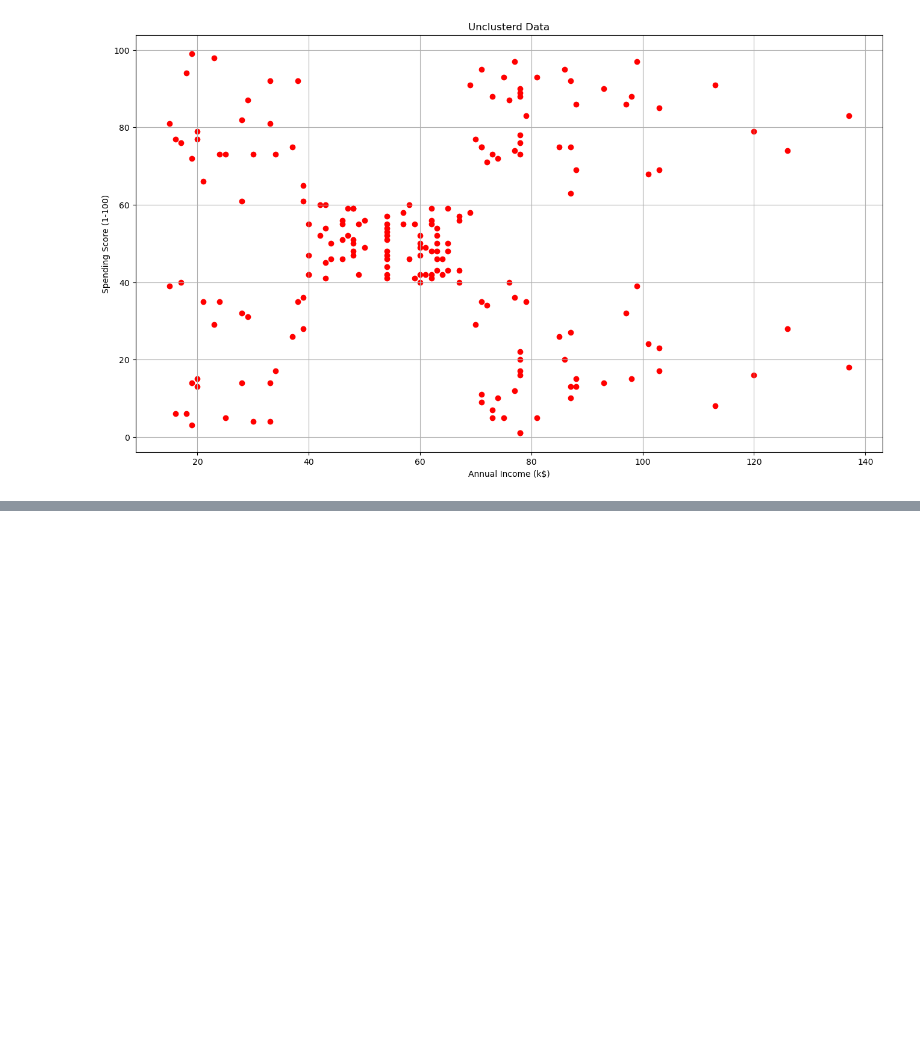
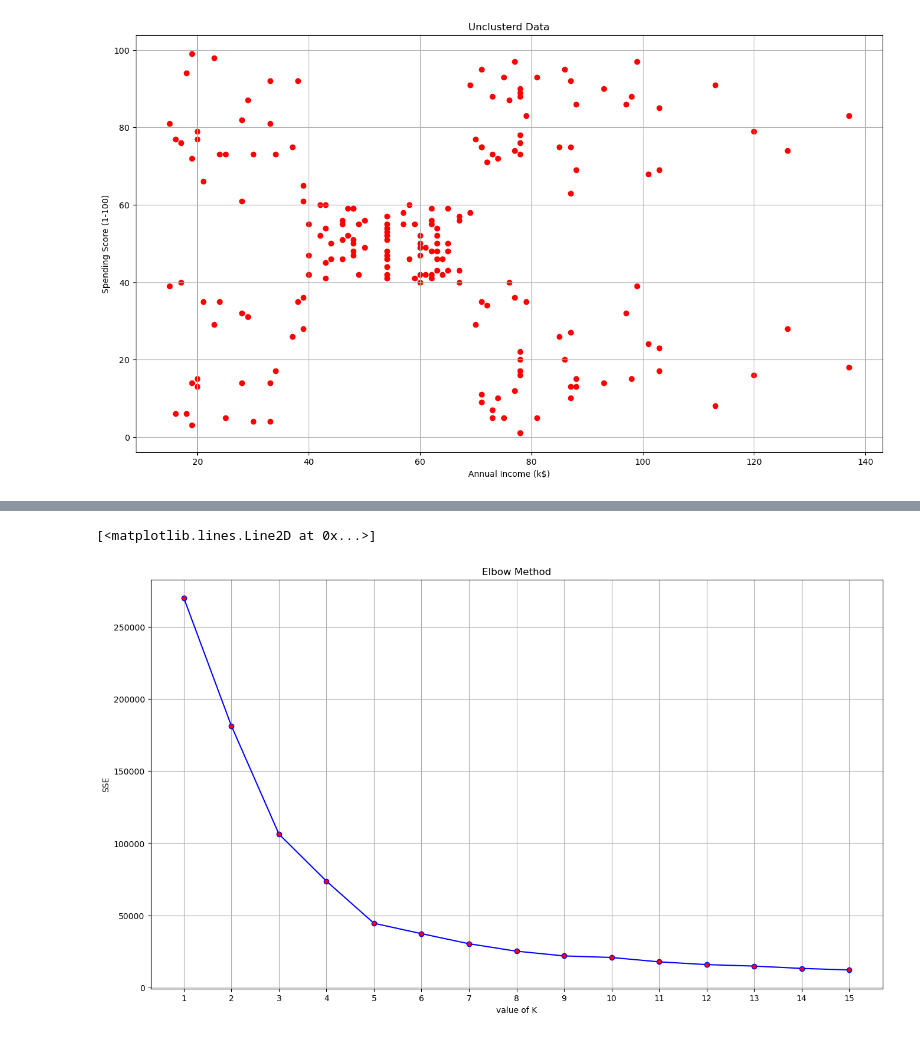
Before and after one commit to gituser2413/AI-and-ML, a Jupyter notebook: 45 K-Means Clustering.ipynb, the cells around one changed output, grey strips where cells are left out. Saved outputs shown, nothing was run; the diff lists cells and outputs as text; code cells hidden in the pictures; blank space fills up the shorter version.

```diff
--- a/45 K-Means Clustering.ipynb
+++ b/45 K-Means Clustering.ipynb
@@ -54,0 +59,4 @@ plt.scatter(x.iloc[:,0] , x.iloc[:,1], color ="red",marker = "o")
+# %%
+km = KMeans(random_state = 0 , n_clusters= 5)
+# %%
+km.fit(x)
@@ -54,0 +82,8 @@ plt.scatter(x.iloc[:,0] , x.iloc[:,1], color ="red",marker = "o")
+# %%
+sse = []
+
+for k in range(1,16):
+    km = KMeans(random_state = 0 , n_clusters= k , n_init=10)
+
+    km.fit(x)
+    sse.append(km.inertia_)
@@ -54,0 +108,11 @@ plt.scatter(x.iloc[:,0] , x.iloc[:,1], color ="red",marker = "o")
+# %%
+plt.figure(figsize=(16,9))
+plt.title("Elbow Method")
+plt.grid()
+plt.xlabel("value of K")
+plt.ylabel("SSE")
+plt.xticks(range(1,16))
+plt.plot(range(1,16),sse, color ="blue" ,marker= "o" , mfc ="red")
+# %% [output]
+[<matplotlib.lines.Line2D at 0x...>]
+[figure, added]
```
Also changed, not shown: parts of 31 cells of this notebook, 4 other files.
